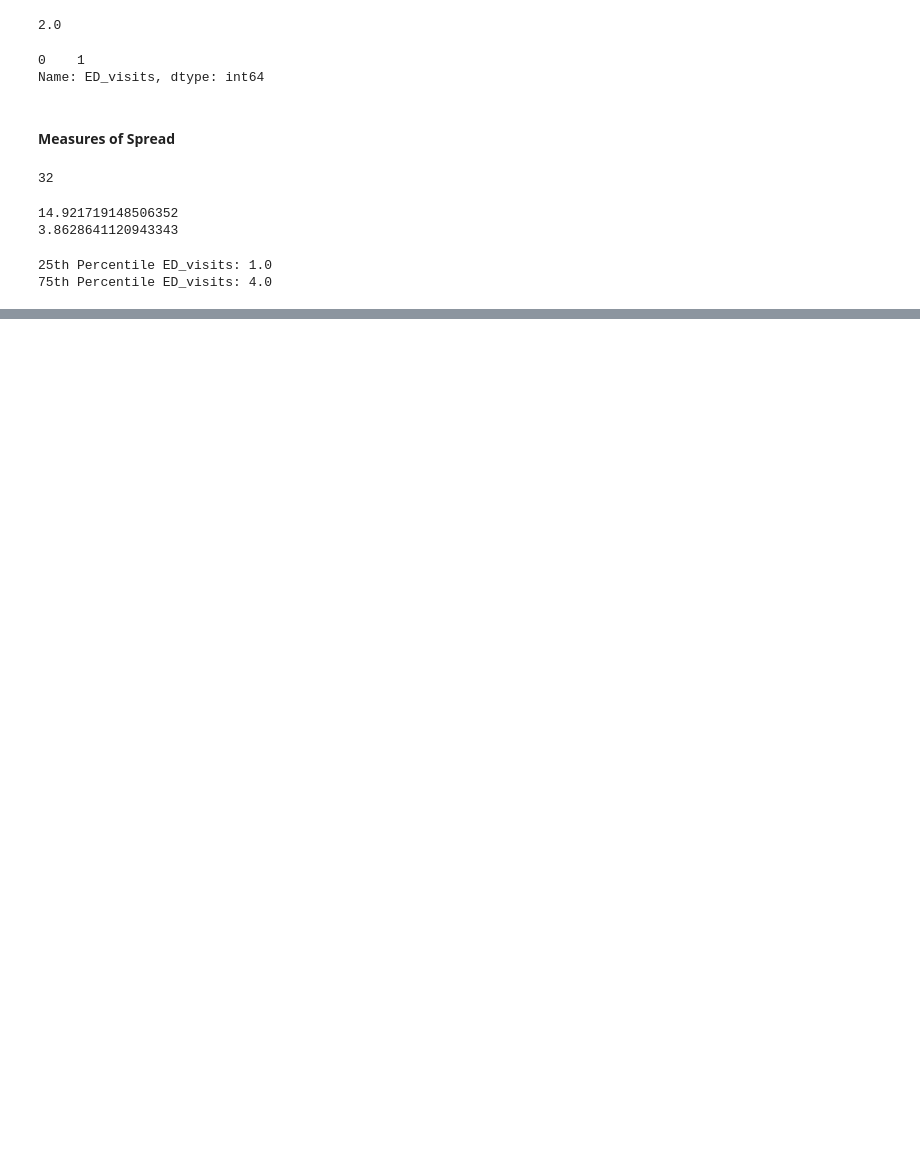
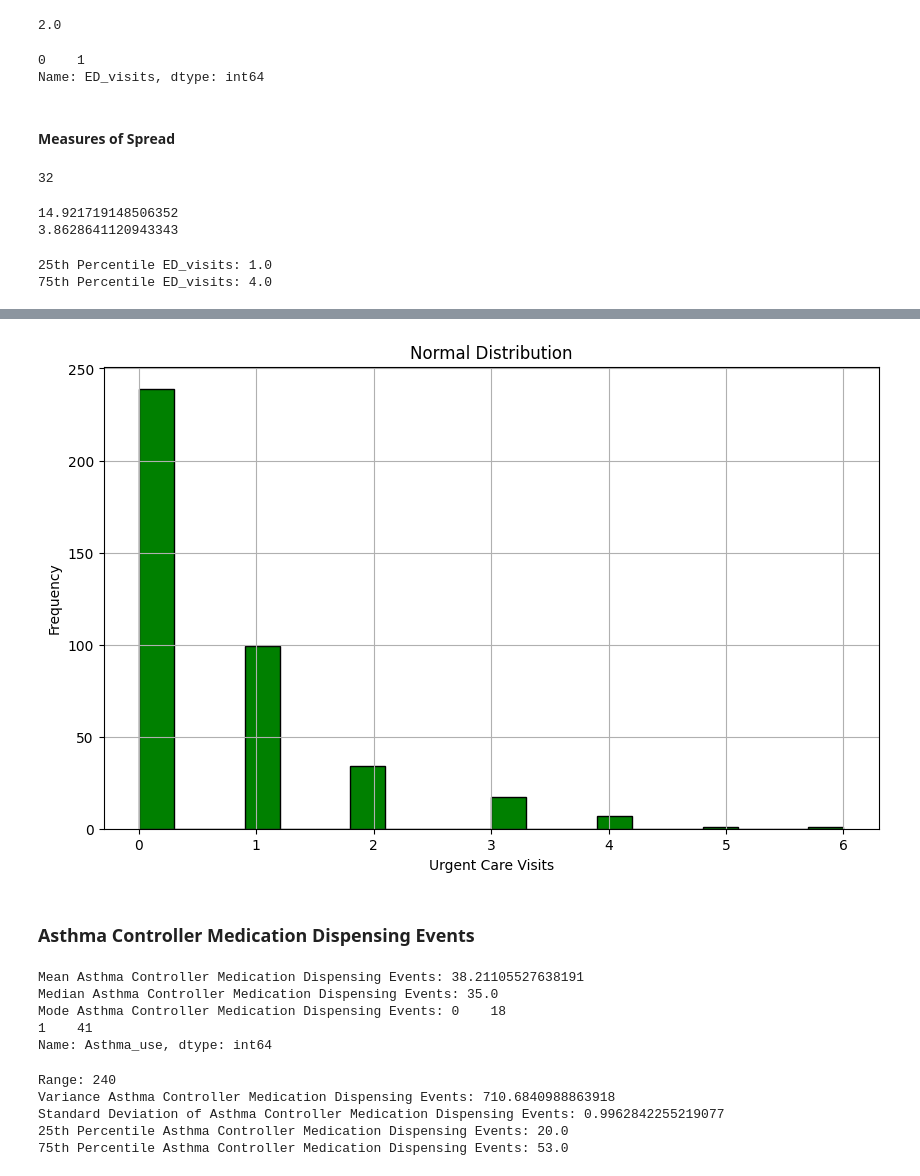
Before and after one commit to amnasyed1/datasci_3_eda, a Jupyter notebook: 507week3hw.ipynb, the cells around one changed output, grey strips where cells are left out. Drawn from its saved outputs; the diff is of its cells as text; code cells hidden in the pictures; blank space fills up the shorter version.

```diff
--- a/507week3hw.ipynb
+++ b/507week3hw.ipynb
@@ -176,0 +277,53 @@ plt.show()
+# %%
+# Histogram
+plt.figure(figsize=(10, 6))  # Optional: Adjust the figure size
+plt.hist(df['UC_visits'], bins=20, color='green', edgecolor='black')
+plt.title('Normal Distribution')
+plt.xlabel('Urgent Care Visits')
+plt.ylabel('Frequency')
+plt.grid(True)
+plt.show()
+# %% [output]
+[figure, added]
+# %% [markdown]
+### Asthma Controller Medication Dispensing Events
+# %%
+# Measures of Central Tendency
+mean_au = df['Asthma_use'].mean()
+print ("Mean Asthma Controller Medication Dispensing Events:",mean_au)
+
+median_au = df['Asthma_use'].median()
+print ("Median Asthma Controller Medication Dispensing Events:",median_au)
+
+mode_au = df['Asthma_use'].mode()
+print ("Mode Asthma Controller Medication Dispensing Events:",mode_au)
+# %% [output]
+Mean Asthma Controller Medication Dispensing Events: 38.21105527638191
+Median Asthma Controller Medication Dispensing Events: 35.0
+Mode Asthma Controller Medication Dispensing Events: 0    18
+1    41
+Name: Asthma_use, dtype: int64
+# %%
+# Measures of Spread
+
+## Range
+df_range_au = df['Asthma_use'].max() - df['Asthma_use'].min()
+print ("Range:", df_range_au)
+
+## Variance and standard deviation
+variance_au = np.var(df['Asthma_use'])
+std_deviation_au = np.std(df['Asthma_use'])
+print ("Variance Asthma Controller Medication Dispensing Events:",variance_au)
+print ("Standard Deviation of Asthma Controller Medication Dispensing Events:",std_deviation_uc)
+
+## IQR
+percentile_25_au = np.percentile(df['Asthma_use'], 25)
+percentile_75_au = np.percentile(df['Asthma_use'], 75)
+print("25th Percentile Asthma Controller Medication Dispensing Events:", percentile_25_au)
+print("75th Percentile Asthma Controller Medication Dispensing Events:", percentile_75_au)
+# %% [output]
+Range: 240
+Variance Asthma Controller Medication Dispensing Events: 710.6840988863918
+Standard Deviation of Asthma Controller Medication Dispensing Events: 0.9962842255219077
+25th Percentile Asthma Controller Medication Dispensing Events: 20.0
+75th Percentile Asthma Controller Medication Dispensing Events: 53.0
```
Also changed, not shown: parts of 21 cells of this notebook.
